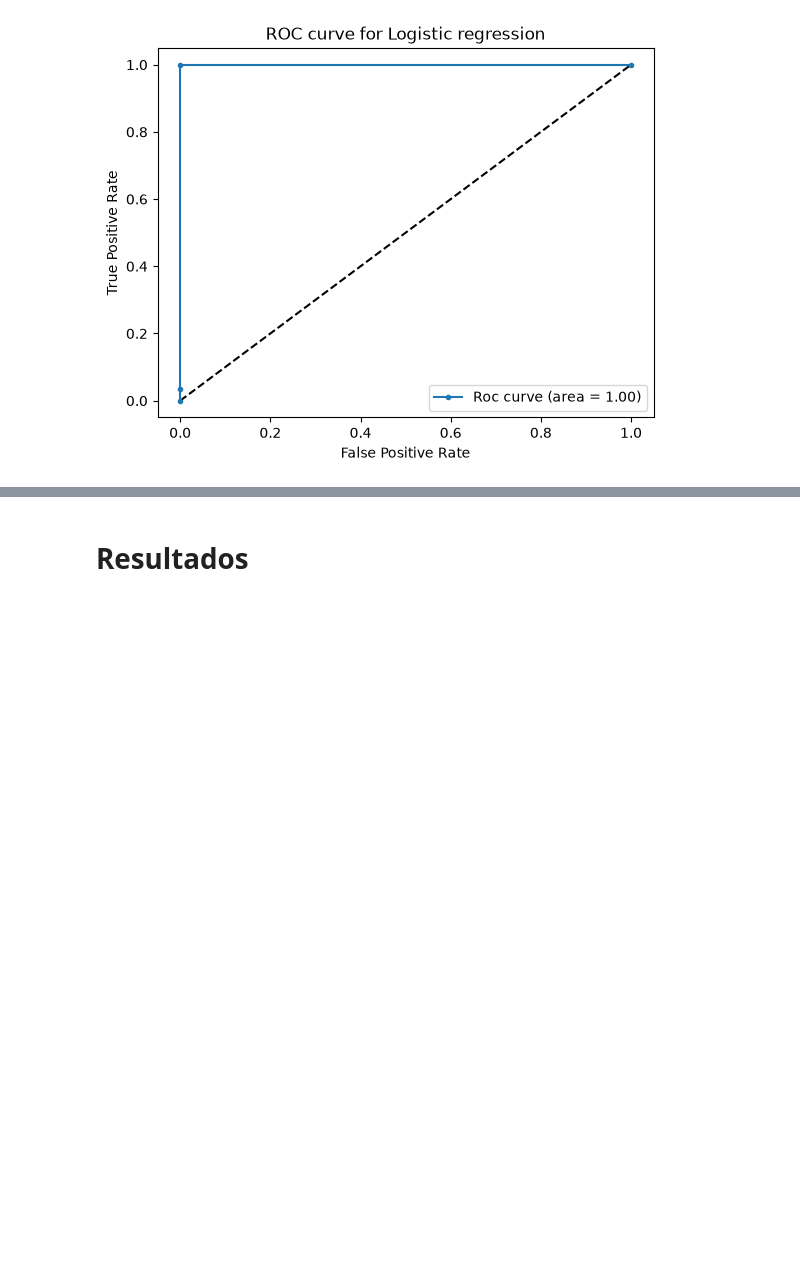
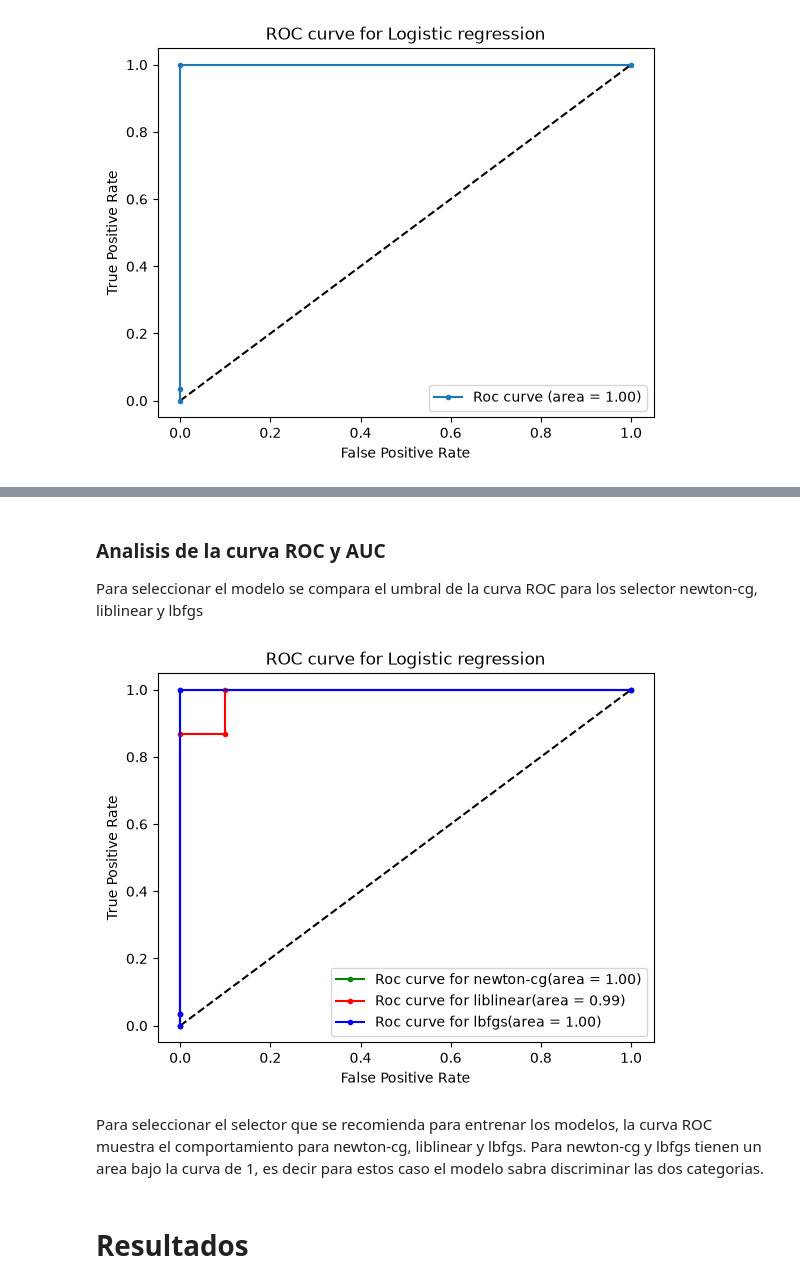
Before and after one commit to hhugoac/PythonForDataScience, a Jupyter notebook: TareaM25-CD-HectorHugoAlonzoCortez.ipynb, the cells around one changed output, grey strips where cells are left out. Cells and saved outputs as stored; diff of their text form; code cells hidden in the pictures; blank space fills up the shorter version.

```diff
--- a/TareaM25-CD-HectorHugoAlonzoCortez.ipynb
+++ b/TareaM25-CD-HectorHugoAlonzoCortez.ipynb
@@ -71,6 +71,8 @@ from sklearn import metrics
 
 from sklearn.metrics import roc_curve
 from sklearn.metrics import roc_auc_score
+
+probs_matrix = np.array([])
 
 def test_logistic_regression(solver):
     model = LogisticRegression(solver = solver)
@@ -91,13 +93,20 @@ def test_logistic_regression(solver):
     print(classification_report(y_test, y_hat, target_names=['local', 'foringer']))
 
     y_probs = model.predict_proba(X_test)[:,1]
-    #y_probs = np.round(y_probs)
 
+    plot_roc_curve(y_probs)
+
+def calculate_y_prob_for_logistic_regression(solver):
+    model = LogisticRegression(solver = solver)
+    model.fit(X_train, y_train)
+    return model.predict_proba(X_test)[:,1]
+
+def plot_roc_curve(y_prob_):
     y_test2 = y_test.to_numpy()
     y_test2 = [int(x) for x in y_test2]
 
-    fpr, tpr, thresholds = roc_curve(y_test, y_probs)
-    auc = roc_auc_score(y_test, y_probs)
+    fpr, tpr, thresholds = roc_curve(y_test, y_prob_)
+    auc = roc_auc_score(y_test, y_prob_)
     plt.plot([0,1],[0,1],'k--')
     plt.plot(fpr, tpr, marker='.', label= 'Roc curve (area = %0.2f)' %auc)
     plt.xlabel('False Positive Rate')
@@ -205,3 +324,29 @@ weighted avg       0.98      0.97      0.97        40
+# %% [markdown]
+### Analisis de la curva ROC y AUC
+
+Para seleccionar el modelo se compara el umbral de la curva ROC para los selector newton-cg, liblinear y lbfgs
+# %%
+solvers = {'newton-cg':'green', 'liblinear':'red', 'lbfgs':'blue'}
+
+plt.plot([0,1],[0,1],'k--')
+plt.xlabel('False Positive Rate')
+plt.ylabel('True Positive Rate')
+plt.title('ROC curve for Logistic regression')
+
+for k,v in solvers.items():
+    y_prob = calculate_y_prob_for_logistic_regression(k)
+
+    fpr, tpr, thresholds = roc_curve(y_test, y_prob)
+    auc = roc_auc_score(y_test, y_prob)
+
+    plt.plot(fpr, tpr, marker='.', label= 'Roc curve for %s(area = %0.2f)' %(k, auc), color = v)
+
+plt.legend(loc='lower right')
+plt.show()
+# %% [output]
+[figure, added]
+# %% [markdown]
+Para seleccionar el selector que se recomienda para entrenar los modelos, la curva ROC muestra el comportamiento para newton-cg, liblinear y lbfgs. Para newton-cg y lbfgs tienen  un area bajo la curva de 1, es decir para estos caso el modelo sabra discriminar las dos categorias.
 # %% [markdown]
 # Resultados
 # %% [markdown]
```
Also changed, not shown: parts of 9 cells of this notebook.
